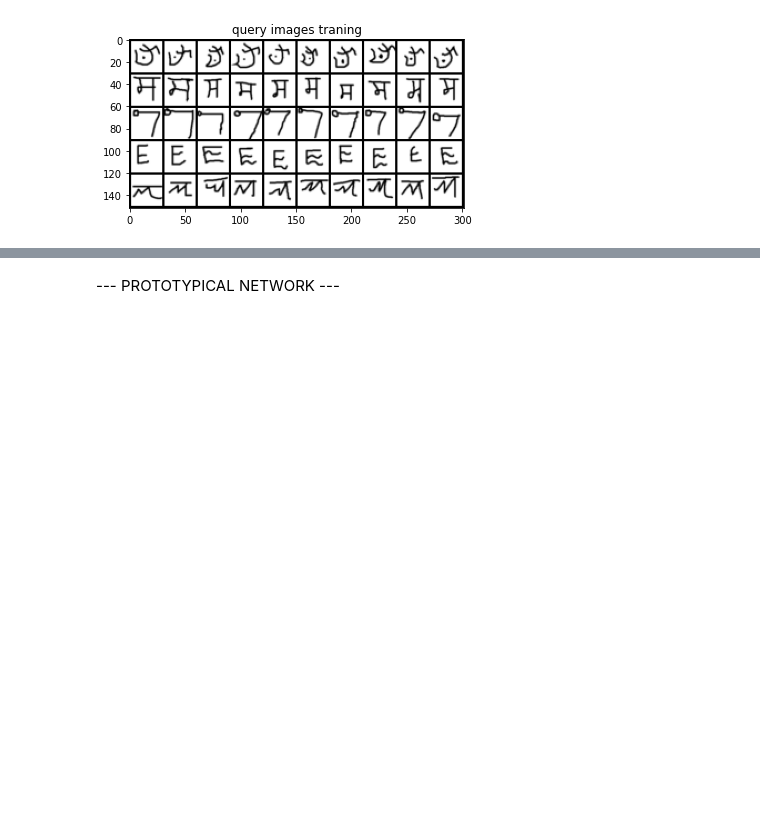
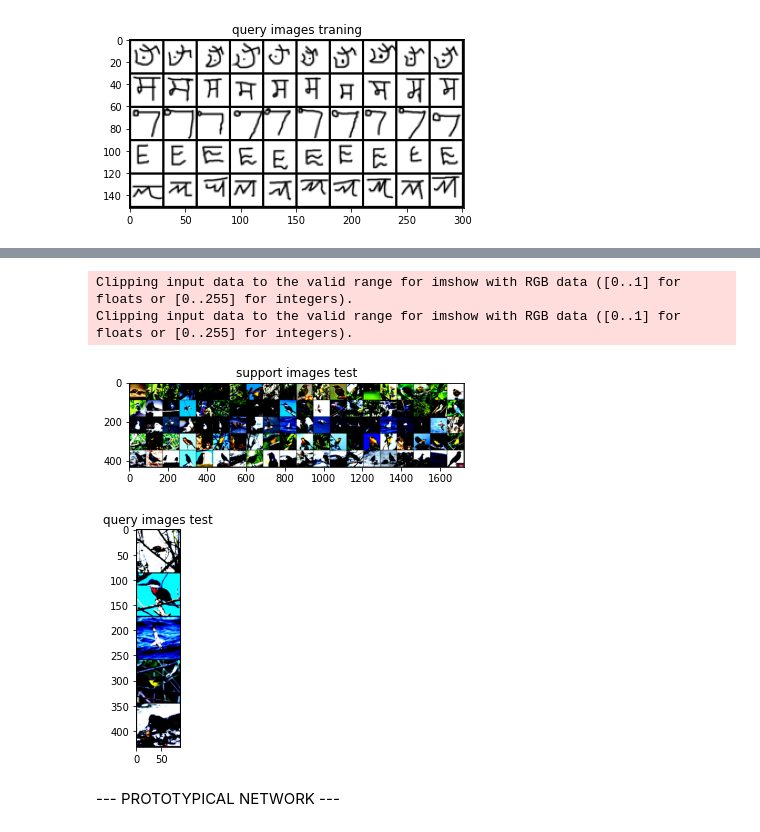
Before and after one commit to Taedriel/ZSL-v2, a Jupyter notebook: pipeline.ipynb, the cells around one changed output, grey strips where cells are left out. Cells and saved outputs as stored; diff of their text form; code cells hidden in the pictures; blank space fills up the shorter version.

Commit message:
updated the confusion matrix, changed the dataset (to CUB) and tested on (5, 20, 1)

```diff
--- a/pipeline.ipynb
+++ b/pipeline.ipynb
@@ -232,3 +236,53 @@ plot_images(example_query_images, "query images traning", images_per_row=N_QUERY
+# %%
+from easyfsl.datasets import CUB
+
+N_WAY = 5  # Number of classes in a task
+N_SHOT = 20  # Number of images per class in the support set
+N_QUERY = 1  # Number of images per class in the query set
+N_TRAINING_EPISODES = 40000
+N_VALIDATION_TASKS = 100
+N_EVALUATION_TASKS = 100
+
+train_set = CUB(split="train", training=True)
+test_set = CUB(split="test", training=False)
+
+train_sampler = TaskSampler(
+    train_set, n_way=N_WAY, n_shot=N_SHOT, n_query=N_QUERY, n_tasks=N_TRAINING_EPISODES
+)
+train_loader = DataLoader(
+    train_set,
+    batch_sampler=train_sampler,
+    num_workers=12,
+    pin_memory=True,
+    collate_fn=train_sampler.episodic_collate_fn,
+)
+
+test_sampler = TaskSampler(
+    test_set, n_way=N_WAY, n_shot=N_SHOT, n_query=N_QUERY, n_tasks=N_EVALUATION_TASKS
+)
+
+test_loader = DataLoader(
+    test_set,
+    batch_sampler=test_sampler,
+    num_workers=12,
+    pin_memory=True,
+    collate_fn=test_sampler.episodic_collate_fn,
+)
+# %%
+(example_support_images,
+example_support_labels,
+example_query_images,
+example_query_labels,
+example_class_ids,
+) = next(iter(test_loader))
+
+plot_images(example_support_images, "support images test", images_per_row=N_SHOT)
+plot_images(example_query_images, "query images test", images_per_row=N_QUERY)
+# %% [output]
+Clipping input data to the valid range for imshow with RGB data ([0..1] for floats or [0..255] for integers).
+Clipping input data to the valid range for imshow with RGB data ([0..1] for floats or [0..255] for integers).
+[figure, added]
+[figure, added]
 # %% [markdown]
 --- PROTOTYPICAL NETWORK ---
 # %%
```
Also changed, not shown: parts of 8 cells of this notebook.
